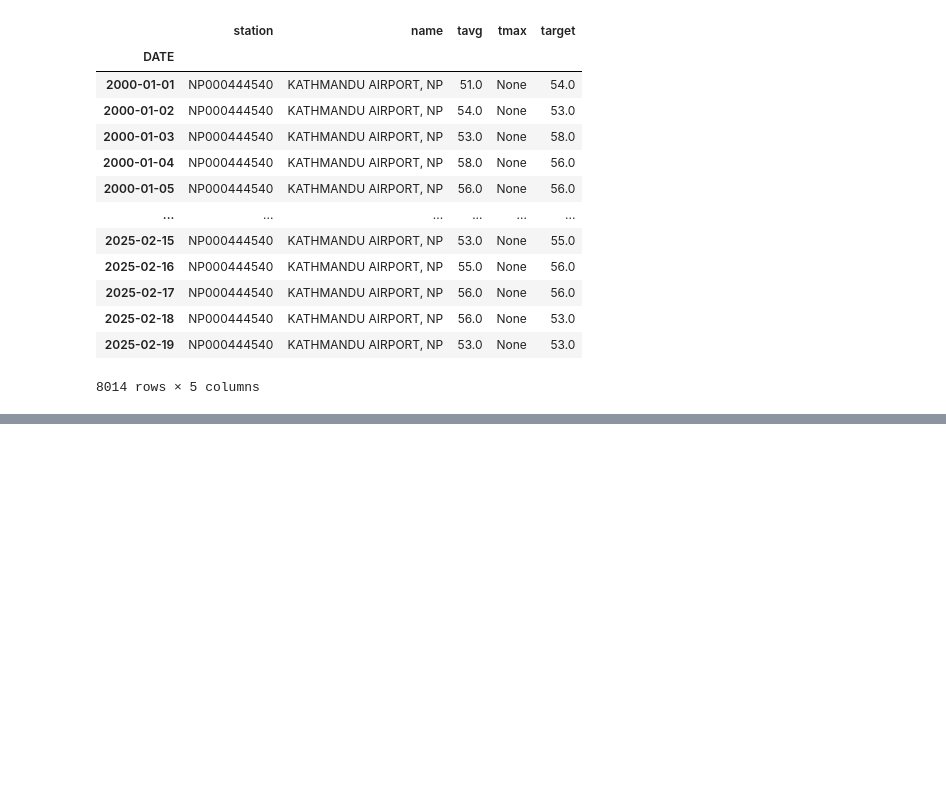
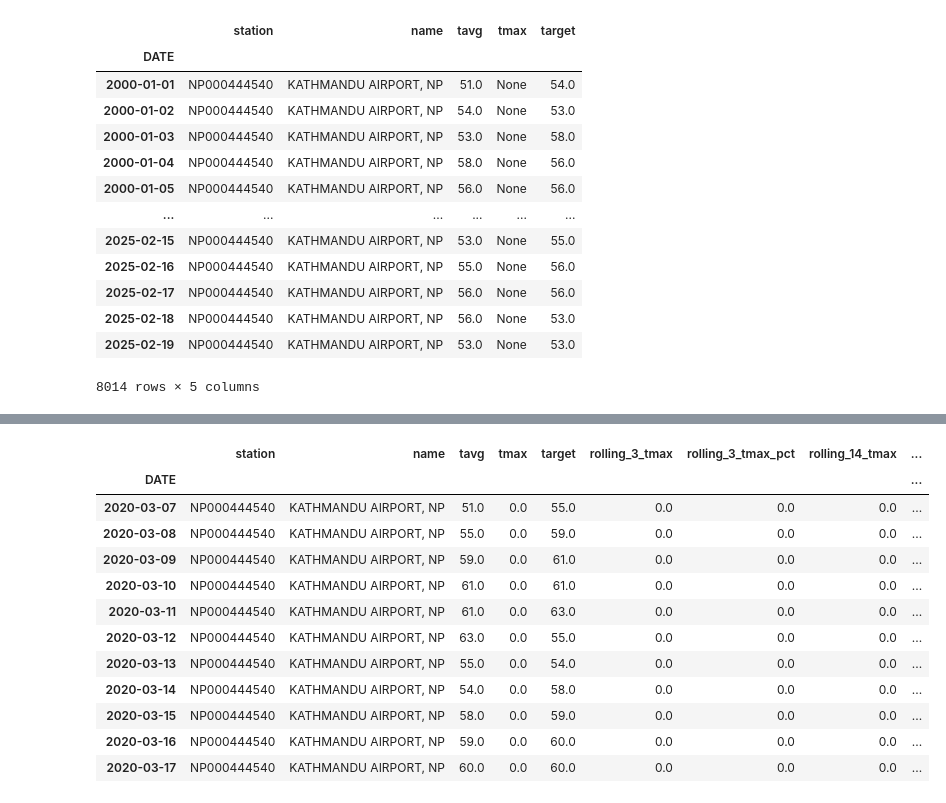
Before and after one commit to SAUGATBARUWAL/weatherpredict, a Jupyter notebook: weatherpredict/predict.ipynb, the cells around one changed output, grey strips where cells are left out. Drawn from its saved outputs; the diff is of its cells as text; code cells hidden in the pictures; blank space fills up the shorter version.

```diff
--- a/weatherpredict/predict.ipynb
+++ b/weatherpredict/predict.ipynb
@@ -209,0 +256,16 @@ ValueError: Columns must be same length as key
+# %%
+weather.loc["2020-03-07": "2020-03-17"]
+# %% [output]
+|  | station | name | tavg | tmax | target | rolling_3_tmax | rolling_3_tmax_pct | rolling_14_tmax | ... |
+| DATE |  |  |  |  |  |  |  |  | ... |
+| 2020-03-07 | NP000444540 | KATHMANDU AIRPORT, NP | 51.0 | 0.0 | 55.0 | 0.0 | 0.0 | 0.0 | ... |
+| 2020-03-08 | NP000444540 | KATHMANDU AIRPORT, NP | 55.0 | 0.0 | 59.0 | 0.0 | 0.0 | 0.0 | ... |
+| 2020-03-09 | NP000444540 | KATHMANDU AIRPORT, NP | 59.0 | 0.0 | 61.0 | 0.0 | 0.0 | 0.0 | ... |
+| 2020-03-10 | NP000444540 | KATHMANDU AIRPORT, NP | 61.0 | 0.0 | 61.0 | 0.0 | 0.0 | 0.0 | ... |
+| 2020-03-11 | NP000444540 | KATHMANDU AIRPORT, NP | 61.0 | 0.0 | 63.0 | 0.0 | 0.0 | 0.0 | ... |
+| 2020-03-12 | NP000444540 | KATHMANDU AIRPORT, NP | 63.0 | 0.0 | 55.0 | 0.0 | 0.0 | 0.0 | ... |
+| 2020-03-13 | NP000444540 | KATHMANDU AIRPORT, NP | 55.0 | 0.0 | 54.0 | 0.0 | 0.0 | 0.0 | ... |
+| 2020-03-14 | NP000444540 | KATHMANDU AIRPORT, NP | 54.0 | 0.0 | 58.0 | 0.0 | 0.0 | 0.0 | ... |
+| 2020-03-15 | NP000444540 | KATHMANDU AIRPORT, NP | 58.0 | 0.0 | 59.0 | 0.0 | 0.0 | 0.0 | ... |
+| 2020-03-16 | NP000444540 | KATHMANDU AIRPORT, NP | 59.0 | 0.0 | 60.0 | 0.0 | 0.0 | 0.0 | ... |
+| 2020-03-17 | NP000444540 | KATHMANDU AIRPORT, NP | 60.0 | 0.0 | 60.0 | 0.0 | 0.0 | 0.0 | ... |
```
Also changed, not shown: parts of 11 cells of this notebook.
